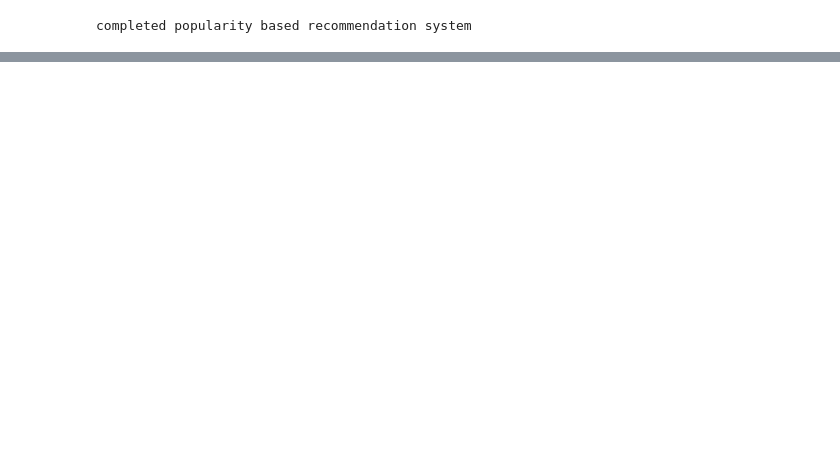
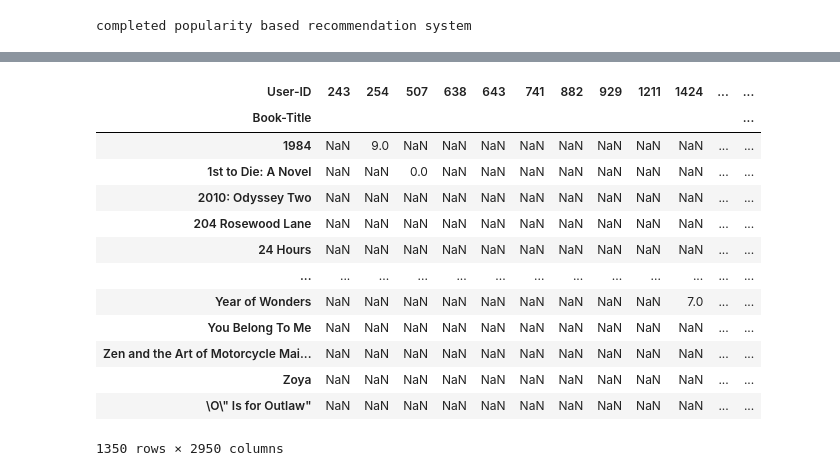
Before and after one commit to Chandan9877/book_recommendation_system, a Jupyter notebook: book_recommendation.ipynb, the cells around one changed output, grey strips where cells are left out. Cells and saved outputs as stored; diff of their text form; code cells hidden in the pictures; blank space fills up the shorter version.

```diff
--- a/book_recommendation.ipynb
+++ b/book_recommendation.ipynb
@@ -185,0 +208,2 @@ completed popularity based recommendation system
+# %%
+y = filtered_rating.groupby('Book-Title').count()['Book-Rating'] >= 50
@@ -185,0 +220,4 @@ completed popularity based recommendation system
+# %%
+famous_books = y[y].index
+# %%
+final_ratings = filtered_rating[filtered_rating['Book-Title'].isin(famous_books)]
@@ -185,0 +233,19 @@ completed popularity based recommendation system
+# %%
+pt = final_ratings.pivot_table(index = 'Book-Title',columns='User-ID',values='Book-Rating')
+# %%
+pt
+# %% [output]
+| User-ID | 243 | 254 | 507 | 638 | 643 | 741 | 882 | 929 | 1211 | 1424 | ... | ... |
+| Book-Title |  |  |  |  |  |  |  |  |  |  |  | ... |
+| 1984 | NaN | 9.0 | NaN | NaN | NaN | NaN | NaN | NaN | NaN | NaN | ... | ... |
+| 1st to Die: A Novel | NaN | NaN | 0.0 | NaN | NaN | NaN | NaN | NaN | NaN | NaN | ... | ... |
+| 2010: Odyssey Two | NaN | NaN | NaN | NaN | NaN | NaN | NaN | NaN | NaN | NaN | ... | ... |
+| 204 Rosewood Lane | NaN | NaN | NaN | NaN | NaN | NaN | NaN | NaN | NaN | NaN | ... | ... |
+| 24 Hours | NaN | NaN | NaN | NaN | NaN | NaN | NaN | NaN | NaN | NaN | ... | ... |
+| ... | ... | ... | ... | ... | ... | ... | ... | ... | ... | ... | ... | ... |
+| Year of Wonders | NaN | NaN | NaN | NaN | NaN | NaN | NaN | NaN | NaN | 7.0 | ... | ... |
+| You Belong To Me | NaN | NaN | NaN | NaN | NaN | NaN | NaN | NaN | NaN | NaN | ... | ... |
+| Zen and the Art of Motorcycle Mai... | NaN | NaN | NaN | NaN | NaN | NaN | NaN | NaN | NaN | NaN | ... | ... |
+| Zoya | NaN | NaN | NaN | NaN | NaN | NaN | NaN | NaN | NaN | NaN | ... | ... |
+| \O\" Is for Outlaw" | NaN | NaN | NaN | NaN | NaN | NaN | NaN | NaN | NaN | NaN | ... | ... |
+1350 rows × 2950 columns
```
Also changed, not shown: parts of 8 cells of this notebook.
